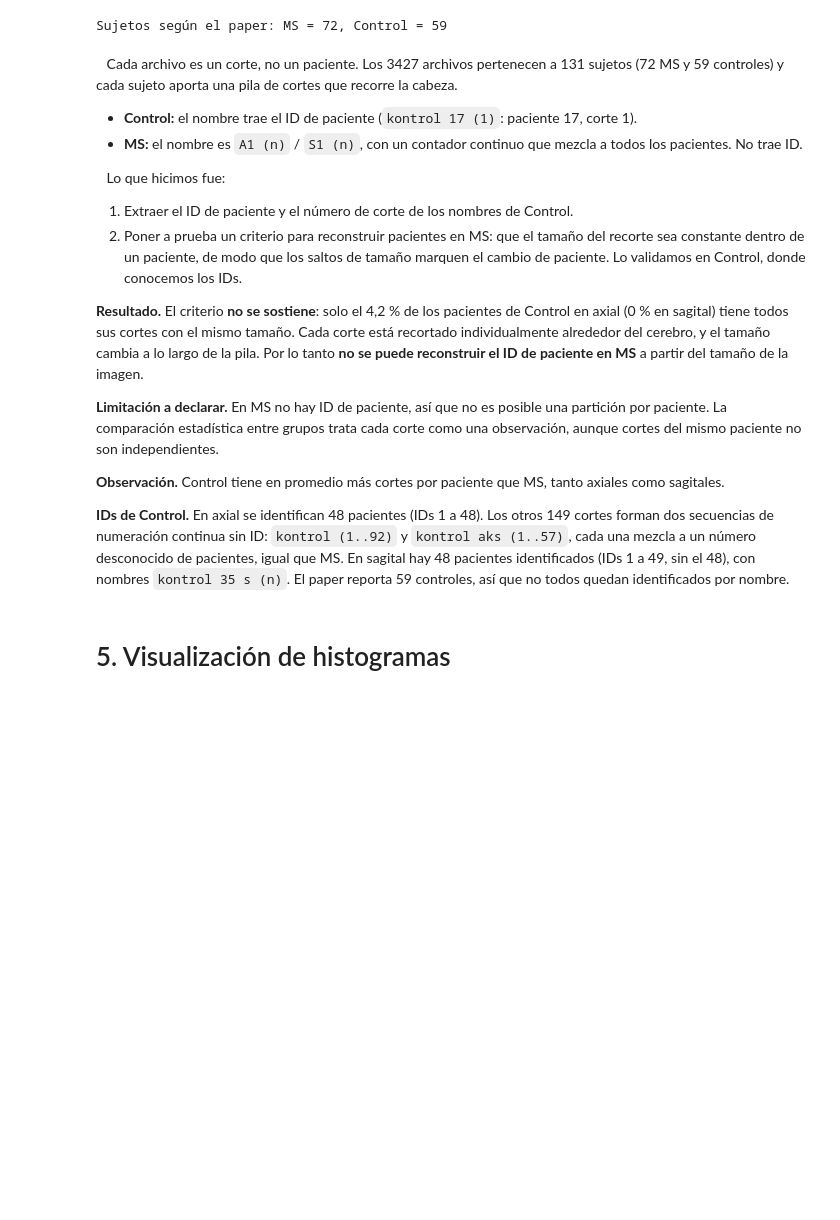
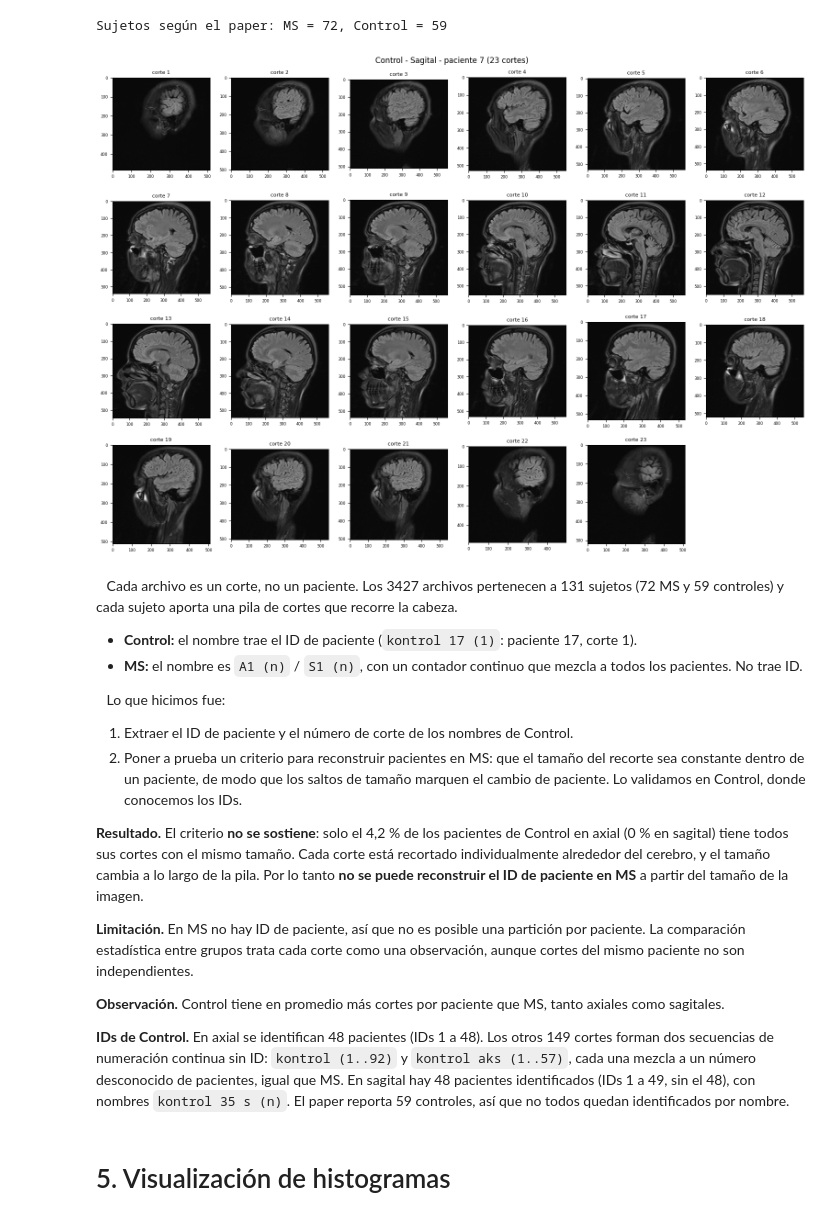
Before and after one commit to tobias-del/PSIB2026Q2-TPI-Grupo07-Barboza-Casais-Mitchelena, a Jupyter notebook: Notebooks/01_EXPLORACION.ipynb, the cells around one changed output. Saved outputs shown, nothing was run; the diff lists cells and outputs as text; code cells hidden in the pictures; blank space fills up the shorter version.

```diff
--- a/Notebooks/01_EXPLORACION.ipynb
+++ b/Notebooks/01_EXPLORACION.ipynb
@@ -161,6 +163,31 @@ Comparación entre control y MS
 | MS | Axial | 650 | 1 | 650 | 650 | 0 | 0 |
 |  | Sagital | 761 | 1 | 761 | 761 | 0 | 0 |
 Sujetos según el paper: MS = 72, Control = 59
+# %%
+# Mostramos los cortes por paciente en control de un paciente al azar, según las etiquetas del dataset
+CORTE = "Sagital"   # cambiar a "Sagital" para ver el otro
+sel = (df["Clase"] == "Control") & (df["Corte"] == CORTE)
+pid = np.random.choice(df[sel & df["IdNombre"].notna()]["IdNombre"].unique())
+pila = df[sel & (df["IdNombre"] == pid)].sort_values("N")
+def a_gris(ruta):
+    return np.asarray(Image.open(ruta).convert("L"))
+
+n, cols = len(pila), 6
+filas = math.ceil(n / cols)
+fig, axs = plt.subplots(filas, cols, figsize=(2.6 * cols, 2.8 * filas))
+axs = np.atleast_1d(axs).ravel()
+for ax in axs:
+    ax.axis("off")
+for ax, (_, r) in zip(axs, pila.iterrows()):
+    ax.axis("on")
+    ax.imshow(a_gris(r["ruta"]), cmap="gray", vmin=0, vmax=255)
+    ax.set_title(f"corte {r['N']}", fontsize=8)
+    ax.tick_params(labelsize=6)
+fig.suptitle(f"Control - {CORTE} - paciente {pid} ({n} cortes)")
+plt.tight_layout()
+plt.show()
+# %% [output]
+[figure, added]
 # %% [markdown]
 
 &ensp; Cada archivo es un corte, no un paciente. Los 3427 archivos pertenecen a 131 sujetos (72 MS y 59 controles) y cada sujeto aporta una pila de cortes que recorre la cabeza.
@@ -175,7 +202,7 @@ Sujetos según el paper: MS = 72, Control = 59
 
 **Resultado.** El criterio **no se sostiene**: solo el 4,2 % de los pacientes de Control en axial (0 % en sagital) tiene todos sus cortes con el mismo tamaño. Cada corte está recortado individualmente alrededor del cerebro, y el tamaño cambia a lo largo de la pila. Por lo tanto **no se puede reconstruir el ID de paciente en MS** a partir del tamaño de la imagen.
 
-**Limitación a declarar.** En MS no hay ID de paciente, así que no es posible una partición por paciente. La comparación estadística entre grupos trata cada corte como una observación, aunque cortes del mismo paciente no son independientes.
+**Limitación.** En MS no hay ID de paciente, así que no es posible una partición por paciente. La comparación estadística entre grupos trata cada corte como una observación, aunque cortes del mismo paciente no son independientes.
 
 **Observación.** Control tiene en promedio más cortes por paciente que MS, tanto axiales como sagitales.
 
```
Also changed, not shown: parts of 6 cells of this notebook.
